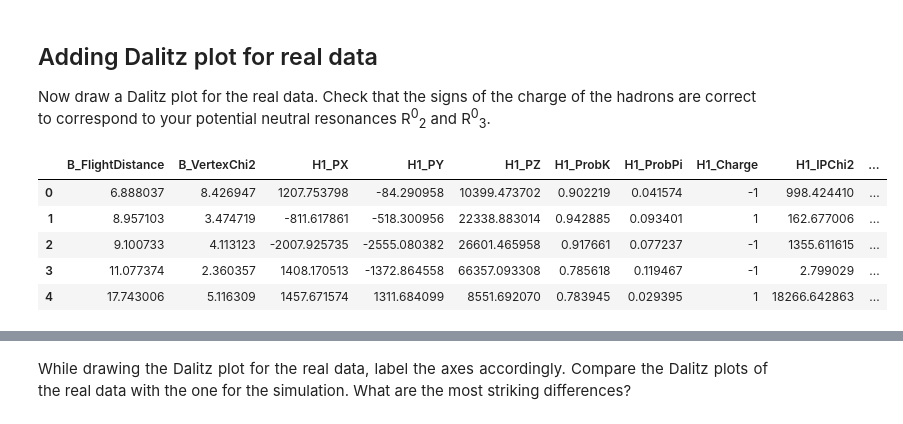
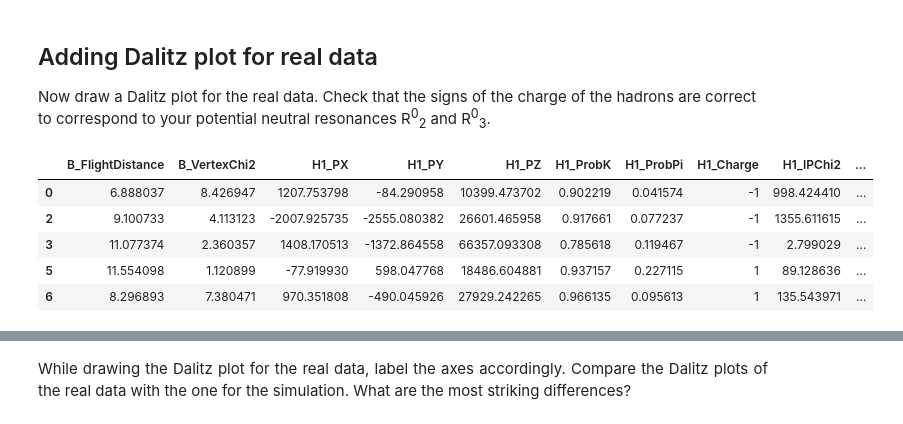
Before and after one commit to pjholt/opendata-project, a Jupyter notebook: LHCb_Open_Data_Project.ipynb, the cells around one changed output, grey strips where cells are left out. Cells and saved outputs as stored; diff of their text form; code cells hidden in the pictures.

```diff
--- a/LHCb_Open_Data_Project.ipynb
+++ b/LHCb_Open_Data_Project.ipynb
@@ -296,7 +296,7 @@ preselection = "H1_ProbPi < 0.5 & H2_ProbPi < 0.5 & H3_ProbPi < 0.5 & H1_ProbK >
 This next line of code just loads the real data into a new DataFrame, this may take a few minutes.
 It also applies the preselection that you have created if you called it preselection.
 # %%
-real_data = read_root(['./B2HHH_MagnetDown.root', './B2HHH_MagnetUp.root'], where=preselection)
+PrSel_real_data = read_root(['./B2HHH_MagnetDown.root', './B2HHH_MagnetUp.root'], where=preselection)
 # %% [markdown]
 Make histograms of the probability of a final state particle being a kaon or a pion.
 These will help guide you on suitable probability values at which to cut.
@@ -358,3 +359,9 @@ Once you have finalised the selection on particle identification also make cuts
 This is an example string, showing the syntax, that you could use as a preselection starting point:
 # %%
 preselection = "H1_ProbPi < 0.5 & H2_ProbPi < 0.5 & H3_ProbPi < 0.5 & H1_ProbK > 0.5 & H2_ProbK > 0.5 & H3_ProbK > 0.5 & !H1_isMuon & !H2_isMuon & !H3_isMuon"
+# %%
+# Apply B Mass Selection here
+BSel_real_data = PrSel_real_data.query("B_M > 5250 & B_M < 5320")
+H_BSel_real_data_B_M = BSel_real_data.B_M.hist(bins=100, range=[5200,5400])
+xlabel('B_M')
+ylabel('Number')
@@ -518,40 +528,40 @@ Now draw a Dalitz plot for the real data. Check that the signs of the charge of
 # %%
 # calculate the invariant masses for each possible hadron pair combination in the real data
 # Combination H1 & H2
-real_data.eval('R12_Charge = H1_Charge + H2_Charge')
-real_data.eval('R12_E = H1_E + H2_E')
-real_data.eval('R12_PX = H1_PX + H2_PX')
-real_data.eval('R12_PY = H1_PY + H2_PY')
-real_data.eval('R12_PZ = H1_PZ + H2_PZ')
-real_data.eval('R12_P = sqrt(R12_PX**2 + R12_PY**2 + R12_PZ**2)')
-real_data.eval('R12_M = sqrt((R12_E - R12_P)*(R12_E + R12_P))')
-real_data.eval('R12_MSq = R12_M**2')
+BSel_real_data.eval('R12_Charge = H1_Charge + H2_Charge')
+BSel_real_data.eval('R12_E = H1_E + H2_E')
+BSel_real_data.eval('R12_PX = H1_PX + H2_PX')
+BSel_real_data.eval('R12_PY = H1_PY + H2_PY')
+BSel_real_data.eval('R12_PZ = H1_PZ + H2_PZ')
+BSel_real_data.eval('R12_P = sqrt(R12_PX**2 + R12_PY**2 + R12_PZ**2)')
+BSel_real_data.eval('R12_M = sqrt((R12_E - R12_P)*(R12_E + R12_P))')
+BSel_real_data.eval('R12_MSq = R12_M**2')
 # Combination H1 & H3
-real_data.eval('R13_Charge = H1_Charge + H3_Charge')
-real_data.eval('R13_E = H1_E + H3_E')
-real_data.eval('R13_PX = H1_PX + H3_PX')
-real_data.eval('R13_PY = H1_PY + H3_PY')
-real_data.eval('R13_PZ = H1_PZ + H3_PZ')
-real_data.eval('R13_P = sqrt(R13_PX**2 + R13_PY**2 + R13_PZ**2)')
-real_data.eval('R13_M = sqrt((R13_E - R13_P)*(R13_E + R13_P))')
-real_data.eval('R13_MSq = R13_M**2')
+BSel_real_data.eval('R13_Charge = H1_Charge + H3_Charge')
+BSel_real_data.eval('R13_E = H1_E + H3_E')
+BSel_real_data.eval('R13_PX = H1_PX + H3_PX')
+BSel_real_data.eval('R13_PY = H1_PY + H3_PY')
+BSel_real_data.eval('R13_PZ = H1_PZ + H3_PZ')
+BSel_real_data.eval('R13_P = sqrt(R13_PX**2 + R13_PY**2 + R13_PZ**2)')
+BSel_real_data.eval('R13_M = sqrt((R13_E - R13_P)*(R13_E + R13_P))')
+BSel_real_data.eval('R13_MSq = R13_M**2')
 # calculate the invariant masses for each possible hadron pair combination
 # Combination H2 & H3
-real_data.eval('R23_Charge = H2_Charge + H3_Charge')
-real_data.eval('R23_E = H2_E + H3_E')
-real_data.eval('R23_PX = H2_PX + H3_PX')
-real_data.eval('R23_PY = H2_PY + H3_PY')
-real_data.eval('R23_PZ = H2_PZ + H3_PZ')
-real_data.eval('R23_P = sqrt(R23_PX**2 + R23_PY**2 + R23_PZ**2)')
-real_data.eval('R23_M = sqrt((R23_E - R23_P)*(R23_E + R23_P))')
-real_data.eval('R23_MSq = R23_M**2')
-real_data.head(5)
+BSel_real_data.eval('R23_Charge = H2_Charge + H3_Charge')
+BSel_real_data.eval('R23_E = H2_E + H3_E')
+BSel_real_data.eval('R23_PX = H2_PX + H3_PX')
+BSel_real_data.eval('R23_PY = H2_PY + H3_PY')
+BSel_real_data.eval('R23_PZ = H2_PZ + H3_PZ')
+BSel_real_data.eval('R23_P = sqrt(R23_PX**2 + R23_PY**2 + R23_PZ**2)')
+BSel_real_data.eval('R23_M = sqrt((R23_E - R23_P)*(R23_E + R23_P))')
+BSel_real_data.eval('R23_MSq = R23_M**2')
+BSel_real_data.head(5)
 # %% [output]
 |  | B_FlightDistance | B_VertexChi2 | H1_PX | H1_PY | H1_PZ | H1_ProbK | H1_ProbPi | H1_Charge | H1_IPChi2 | ... |
 | 0 | 6.888037 | 8.426947 | 1207.753798 | -84.290958 | 10399.473702 | 0.902219 | 0.041574 | -1 | 998.424410 | ... |
-| 1 | 8.957103 | 3.474719 | -811.617861 | -518.300956 | 22338.883014 | 0.942885 | 0.093401 | 1 | 162.677006 | ... |
 | 2 | 9.100733 | 4.113123 | -2007.925735 | -2555.080382 | 26601.465958 | 0.917661 | 0.077237 | -1 | 1355.611615 | ... |
 | 3 | 11.077374 | 2.360357 | 1408.170513 | -1372.864558 | 66357.093308 | 0.785618 | 0.119467 | -1 | 2.799029 | ... |
-| 4 | 17.743006 | 5.116309 | 1457.671574 | 1311.684099 | 8551.692070 | 0.783945 | 0.029395 | 1 | 18266.642863 | ... |
+| 5 | 11.554098 | 1.120899 | -77.919930 | 598.047768 | 18486.604881 | 0.937157 | 0.227115 | 1 | 89.128636 | ... |
+| 6 | 8.296893 | 7.380471 | 970.351808 | -490.045926 | 27929.242265 | 0.966135 | 0.095613 | 1 | 135.543971 | ... |
 # %%
 # make a Dalitz plot for the real data (with your preselection cuts applied)
```
Also changed, not shown: parts of 15 cells of this notebook, 1 other file.
